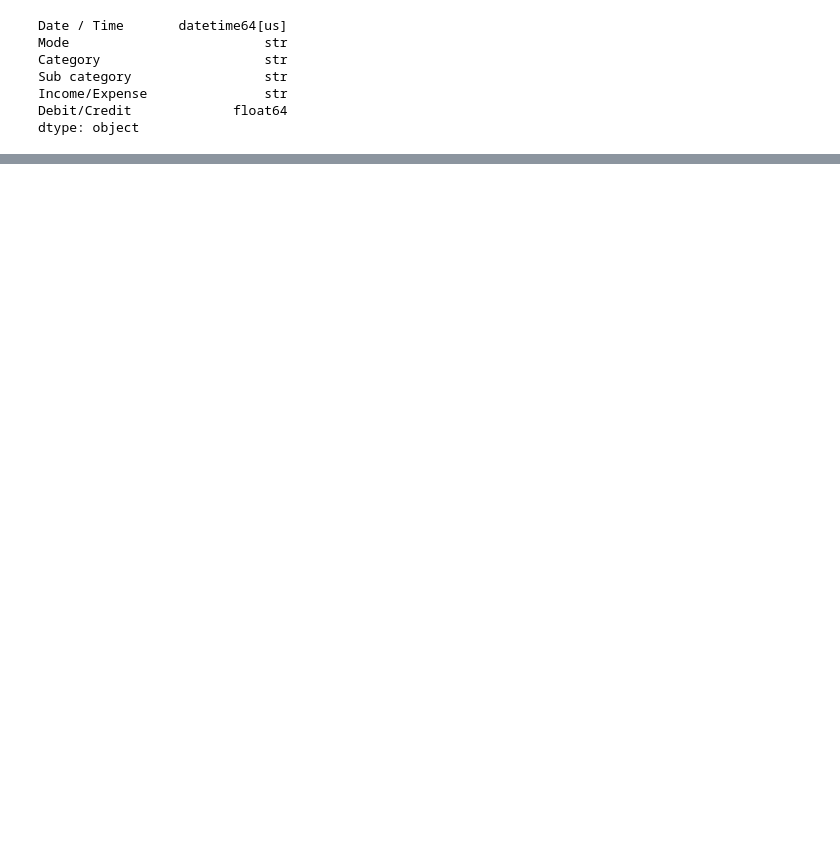
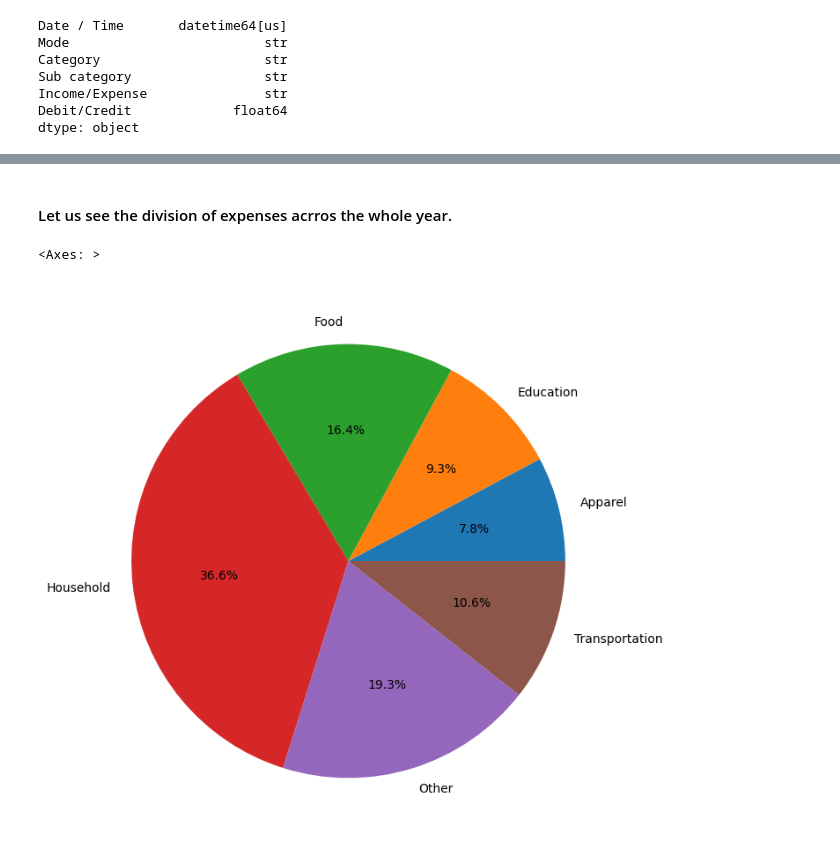
Before and after one commit to urjadd/behavioural-finance-analyser, a Jupyter notebook: notebooks/01_EDA_initial_analysis.ipynb, the cells around one changed output, grey strips where cells are left out. Saved outputs shown, nothing was run; the diff lists cells and outputs as text; code cells hidden in the pictures; blank space fills up the shorter version.

```diff
--- a/notebooks/01_EDA_initial_analysis.ipynb
+++ b/notebooks/01_EDA_initial_analysis.ipynb
@@ -56,0 +175,6 @@ fin_df.head()
+# %%
+expense = fin_df[fin_df['flow'] == 'Expense']
+income = fin_df[fin_df['flow'] == 'Income']
+
+expense.to_csv(r'..\data\processed\Expense.csv', index = True)
+income.to_csv(r'..\data\processed\Income.csv', index = True)
@@ -56,0 +191,7 @@ fin_df.head()
+# %% [markdown]
+#### Let us see the division of expenses acrros the whole year.
+# %%
+expense.groupby('Category')['transaction_amount'].sum().plot(kind = 'pie', autopct = '%1.1f%%', figsize = (8,8))
+# %% [output]
+<Axes: >
+[figure, added]
```
Also changed, not shown: parts of 69 cells of this notebook.
